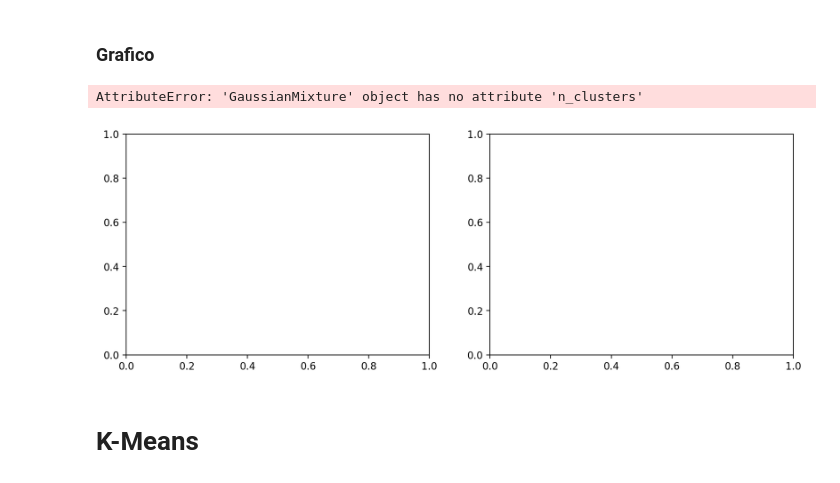
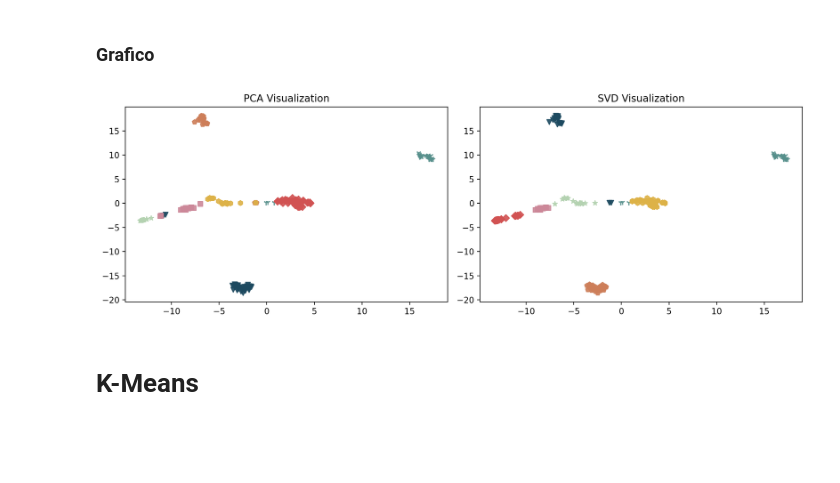
Before and after one commit to Andres20-Utec/Proyecto-3, a Jupyter notebook: proyecto3.ipynb, the cells around one changed output. Drawn from its saved outputs; the diff is of its cells as text; code cells hidden in the pictures; blank space fills up the shorter version.

```diff
--- a/proyecto3.ipynb
+++ b/proyecto3.ipynb
@@ -100,6 +114,35 @@ def printCluster(target, prediction):
             if element not in cluster_element[i]:
                 cluster_element[i].append(element)
     print(cluster_element)
+# %%
+def graph(prediction_pca, prediction_svd):
+    embedding = pacmap.PaCMAP(random_state=42)
+    X_std_pacmap = embedding.fit_transform(X)
+    fig, (ax1, ax2) = plt.subplots(1,2,figsize=(12,4), dpi=200)
+
+    for l, c, m in zip(range(0, 7), cluster_colors[0:7], ["*", "1", "v", "p", "h", "D", "s"]):
+        ax1.scatter(X_std_pacmap[prediction_pca == l, 0],
+                    X_std_pacmap[prediction_pca == l, 1],
+                    color=c,
+                    label='cluster %s' % l,
+                    alpha=0.9,
+                    marker=m
+                    )
+
+    for l, c, m in zip(range(0, 7), cluster_colors[0:7], ["*", "1", "v", "p", "h", "D", "s"]):
+        ax2.scatter(X_std_pacmap[prediction_svd == l, 0],
+                    X_std_pacmap[prediction_svd == l, 1],
+                    color=c,
+                    label='cluster %s' % l,
+                    alpha=0.9,
+                    marker=m
+                    )
+
+    ax1.set_title("PCA Visualization")
+    ax2.set_title("SVD Visualization")
+
+    plt.tight_layout()
+    plt.show()
 # %% [markdown]
 # GMM
 # %% [markdown]
@@ -133,31 +176,10 @@ class GaussianMixtureModel:
     pass
 # %% [markdown]
 ### Grafico
-# %%
-embedding = pacmap.PaCMAP(random_state=42)
-X_std_pacmap = embedding.fit_transform(X)
-fig, (ax1, ax2) = plt.subplots(1,2,figsize=(12,4), dpi=200)
-
-for l, c, m in zip(range(0, 7), cluster_colors[0:gm_pca.n_clusters], ('^', 's', 'o')):
-    ax2.scatter(X_std_pacmap[target == l, 0],
-                X_std_pacmap[target == l, 1],
-                color=c,
-                label='cluster %s' % l,
-                alpha=0.9,
-                marker=m
-                )
-
-ax1.set_title("PCA Visualization")
-ax2.set_title("PACMAP Visualization")
-
-labels = np.unique(km_fit.labels_)
-labels = ["cluster "+str(l) for l in labels]
-fig.legend(labels, loc='lower center',ncol=len(labels), bbox_transform=(1,0),borderaxespad=-0.5)
-plt.tight_layout()
-plt.show()
-# %% [output]
-AttributeError: 'GaussianMixture' object has no attribute 'n_clusters'
-[figure, removed]
+# %%
+graph(prediction_pca, prediction_svd)
+# %% [output]
+[figure, added]
 # %% [markdown]
 # K-Means
 # %% [markdown]
```
Also changed, not shown: parts of 13 cells of this notebook.
